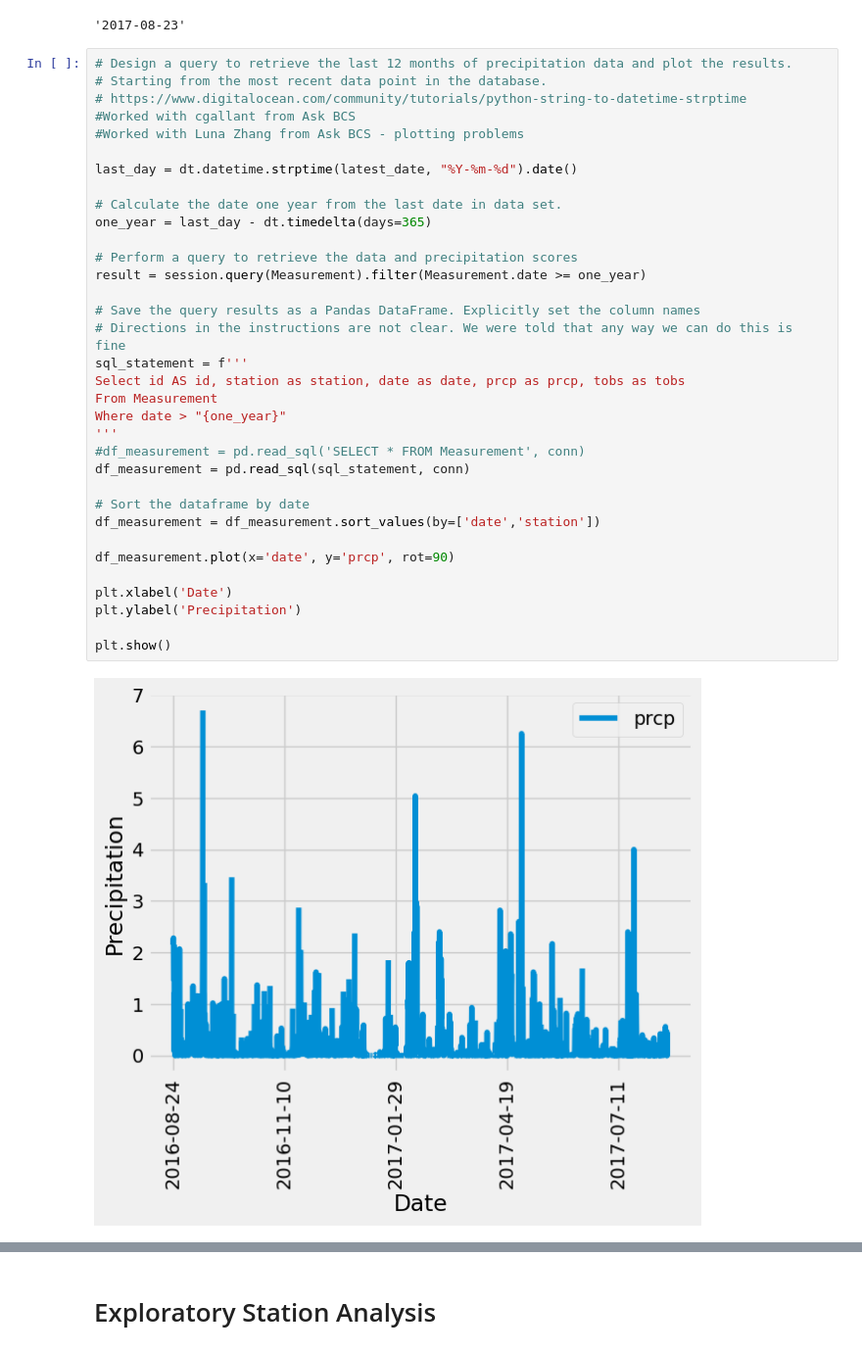
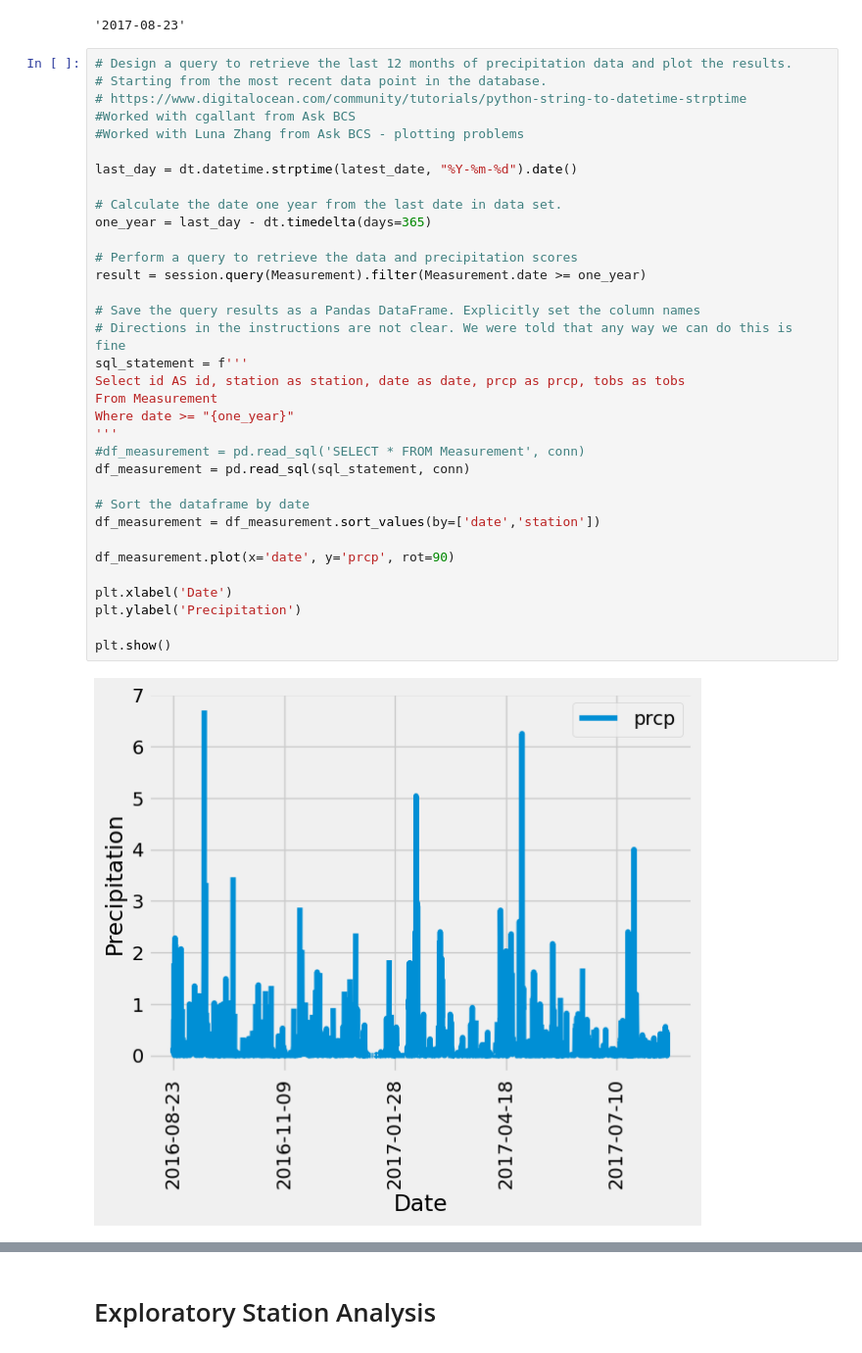
Before and after one commit to sma005/sqlalchemy-challenge, a Jupyter notebook: SurfsUp/climate_starter.ipynb, the cells around one changed output, grey strips where cells are left out. Shown: that part at 98% size. Saved outputs shown, nothing was run; the diff lists cells and outputs as text.

```diff
--- a/SurfsUp/climate_starter.ipynb
+++ b/SurfsUp/climate_starter.ipynb
@@ -56,35 +56,35 @@ latest_date
 #Worked with cgallant from Ask BCS
 #Worked with Luna Zhang from Ask BCS - plotting problems
 
 last_day = dt.datetime.strptime(latest_date, "%Y-%m-%d").date()
 
 # Calculate the date one year from the last date in data set.
 one_year = last_day - dt.timedelta(days=365)
 
 # Perform a query to retrieve the data and precipitation scores
 result = session.query(Measurement).filter(Measurement.date >= one_year)
 
 # Save the query results as a Pandas DataFrame. Explicitly set the column names
 # Directions in the instructions are not clear. We were told that any way we can do this is fine
 sql_statement = f'''
 Select id AS id, station as station, date as date, prcp as prcp, tobs as tobs
 From Measurement
-Where date > "{one_year}"
+Where date >= "{one_year}"
 '''
 #df_measurement = pd.read_sql('SELECT * FROM Measurement', conn)
 df_measurement = pd.read_sql(sql_statement, conn)
 
 # Sort the dataframe by date
 df_measurement = df_measurement.sort_values(by=['date','station'])
 
 df_measurement.plot(x='date', y='prcp', rot=90)
 
 plt.xlabel('Date')
 plt.ylabel('Precipitation')
 
 plt.show()
 # %% [output]
-[figure, old version]
+[figure, new version]
 # %%
 # Use Pandas to calculate the summary statistics for the precipitation data
 # https://pandas.pydata.org/docs/reference/api/pandas.DataFrame.describe.html
```
Also changed, not shown: parts of 1 cell of this notebook.
